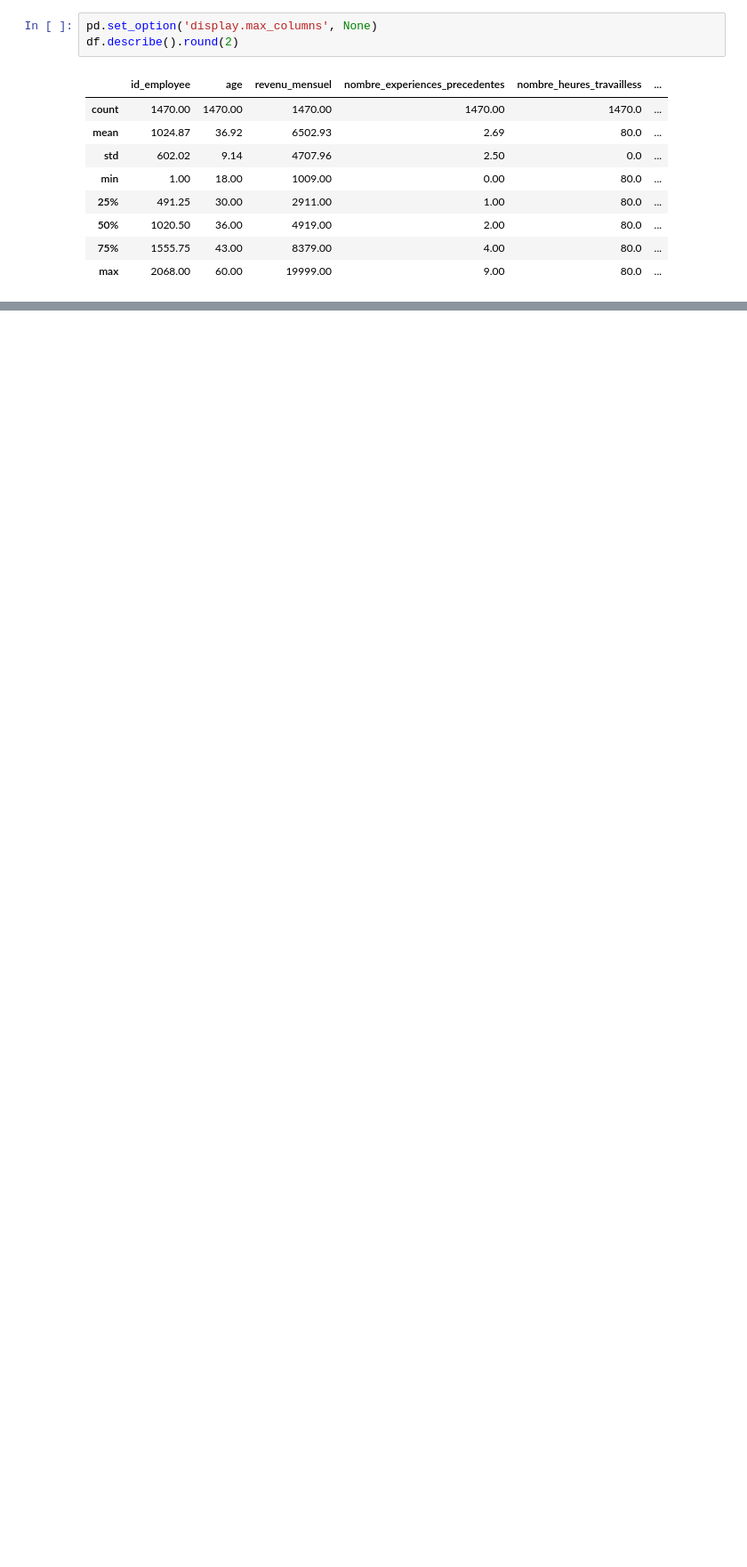
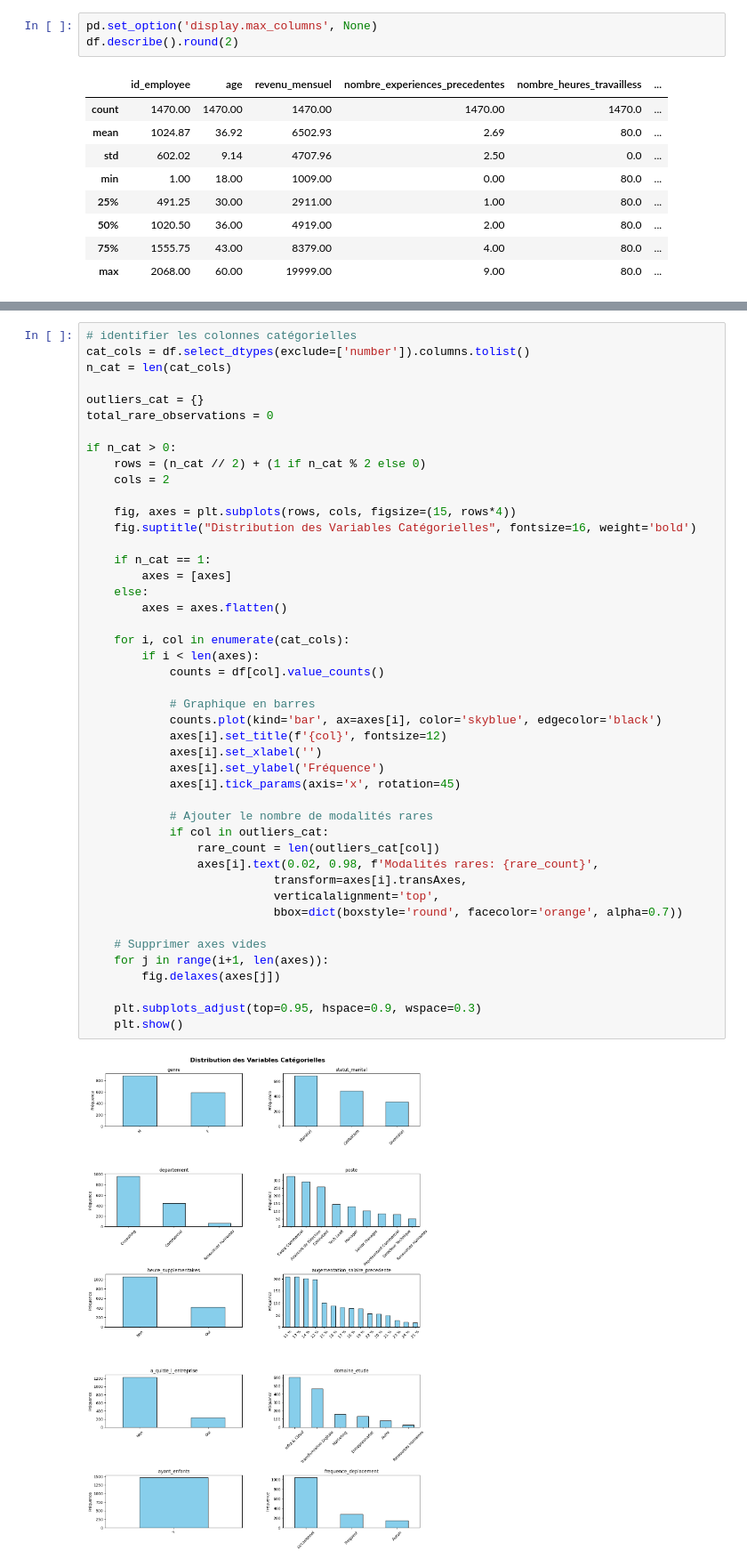
Before and after one commit to mgonzalez117/ai-engineer, a Jupyter notebook: p4/src/1-analyse_exporatoire.ipynb, the cells around one changed output, grey strips where cells are left out. Shown at 89% size. Drawn from its saved outputs; the diff is of its cells as text; blank space fills up the shorter version.

Commit message:
P4 - Nettoyage et cohérence OK catégorielles et numériques

```diff
--- a/p4/src/1-analyse_exporatoire.ipynb
+++ b/p4/src/1-analyse_exporatoire.ipynb
@@ -321,3 +321,50 @@ plt.show()
 * Promotions tardives (> 7 ans)
 
 **Cohérence logique: Aucune incohérence majeure détectée**. Ces valeurs semblent cohérentes avec la réalité RH (hiérarchie, séniorité).
+# %%
+# identifier les colonnes catégorielles
+cat_cols = df.select_dtypes(exclude=['number']).columns.tolist()
+n_cat = len(cat_cols)
+
+outliers_cat = {}
+total_rare_observations = 0
+
+if n_cat > 0:
+    rows = (n_cat // 2) + (1 if n_cat % 2 else 0)
+    cols = 2
+
+    fig, axes = plt.subplots(rows, cols, figsize=(15, rows*4))
+    fig.suptitle("Distribution des Variables Catégorielles", fontsize=16, weight='bold')
+
+    if n_cat == 1:
+        axes = [axes]
+    else:
+        axes = axes.flatten()
+
+    for i, col in enumerate(cat_cols):
+        if i < len(axes):
+            counts = df[col].value_counts()
+
+            # Graphique en barres
+            counts.plot(kind='bar', ax=axes[i], color='skyblue', edgecolor='black')
+            axes[i].set_title(f'{col}', fontsize=12)
+            axes[i].set_xlabel('')
+            axes[i].set_ylabel('Fréquence')
+            axes[i].tick_params(axis='x', rotation=45)
+
+            # Ajouter le nombre de modalités rares
+            if col in outliers_cat:
+                rare_count = len(outliers_cat[col])
+                axes[i].text(0.02, 0.98, f'Modalités rares: {rare_count}',
+                           transform=axes[i].transAxes,
+                           verticalalignment='top',
+                           bbox=dict(boxstyle='round', facecolor='orange', alpha=0.7))
+
+    # Supprimer axes vides
+    for j in range(i+1, len(axes)):
+        fig.delaxes(axes[j])
+
+    plt.subplots_adjust(top=0.95, hspace=0.9, wspace=0.3)
+    plt.show()
+# %% [output]
+[figure, added]
```
Also changed, not shown: parts of 5 cells of this notebook.
